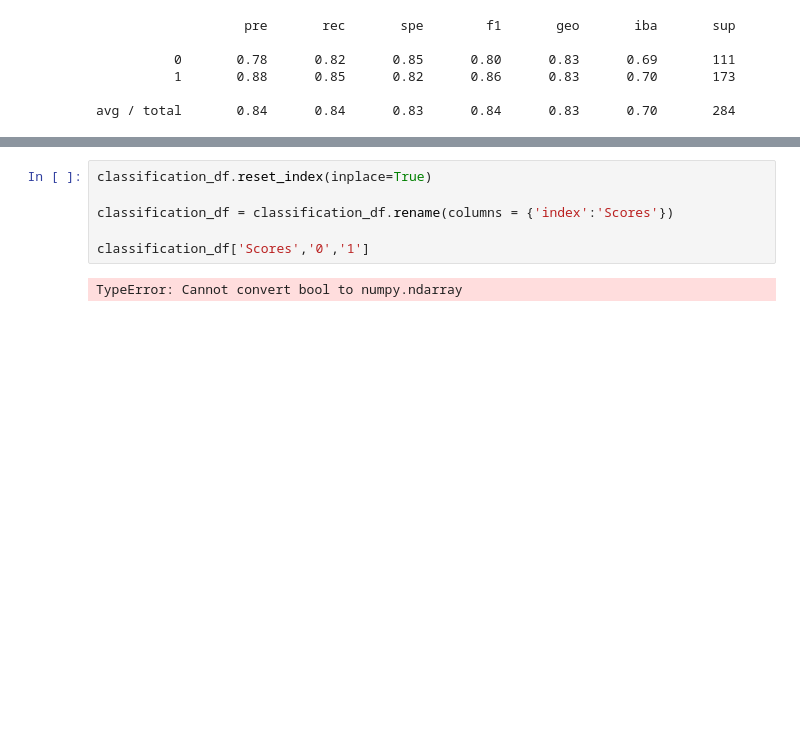
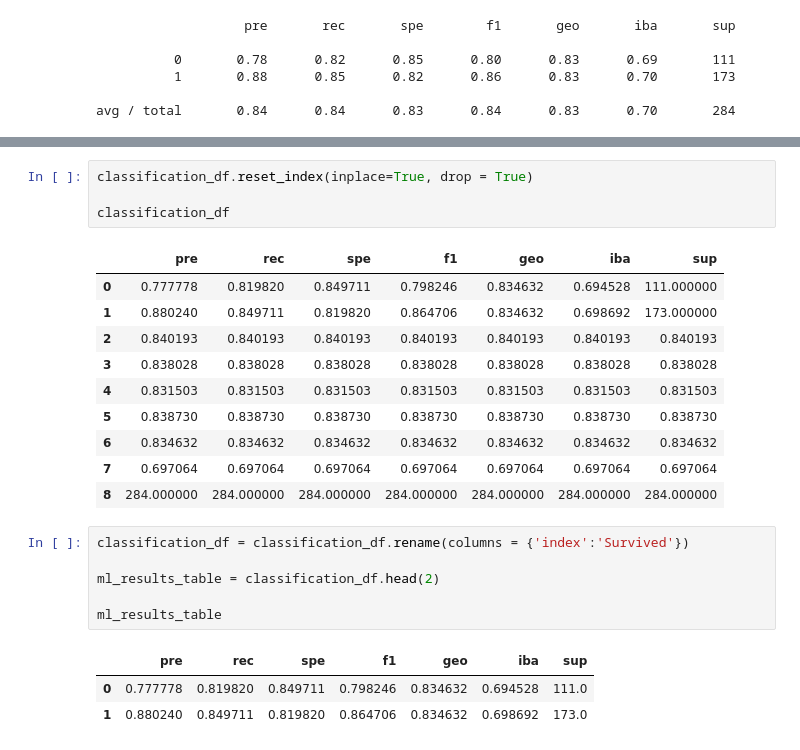
Before and after one commit to MichaelG-B/Capstone_Project, a Jupyter notebook: Capstone Project/Machine Learning/draftml_modle.ipynb, the cells around one changed output, grey strips where cells are left out. Drawn from its saved outputs; the diff is of its cells as text; blank space fills up the shorter version.

```diff
--- a/Capstone Project/Machine Learning/draftml_modle.ipynb
+++ b/Capstone Project/Machine Learning/draftml_modle.ipynb
@@ -320,8 +329,25 @@ classification_df
+# %%
+classification_df.reset_index(inplace=True, drop = True)
+
+classification_df
+# %% [output]
+|  | pre | rec | spe | f1 | geo | iba | sup |
+| 0 | 0.777778 | 0.819820 | 0.849711 | 0.798246 | 0.834632 | 0.694528 | 111.000000 |
+| 1 | 0.880240 | 0.849711 | 0.819820 | 0.864706 | 0.834632 | 0.698692 | 173.000000 |
+| 2 | 0.840193 | 0.840193 | 0.840193 | 0.840193 | 0.840193 | 0.840193 | 0.840193 |
+| 3 | 0.838028 | 0.838028 | 0.838028 | 0.838028 | 0.838028 | 0.838028 | 0.838028 |
+| 4 | 0.831503 | 0.831503 | 0.831503 | 0.831503 | 0.831503 | 0.831503 | 0.831503 |
+| 5 | 0.838730 | 0.838730 | 0.838730 | 0.838730 | 0.838730 | 0.838730 | 0.838730 |
+| 6 | 0.834632 | 0.834632 | 0.834632 | 0.834632 | 0.834632 | 0.834632 | 0.834632 |
+| 7 | 0.697064 | 0.697064 | 0.697064 | 0.697064 | 0.697064 | 0.697064 | 0.697064 |
+| 8 | 284.000000 | 284.000000 | 284.000000 | 284.000000 | 284.000000 | 284.000000 | 284.000000 |
 # %%
-classification_df.reset_index(inplace=True)
+classification_df = classification_df.rename(columns = {'index':'Survived'})
 
-classification_df = classification_df.rename(columns = {'index':'Scores'})
+ml_results_table = classification_df.head(2)
 
-classification_df['Scores','0','1']
+ml_results_table
 # %% [output]
-TypeError: Cannot convert bool to numpy.ndarray
+|  | pre | rec | spe | f1 | geo | iba | sup |
+| 0 | 0.777778 | 0.819820 | 0.849711 | 0.798246 | 0.834632 | 0.694528 | 111.0 |
+| 1 | 0.880240 | 0.849711 | 0.819820 | 0.864706 | 0.834632 | 0.698692 | 173.0 |
```
Also changed, not shown: parts of 37 cells of this notebook.
